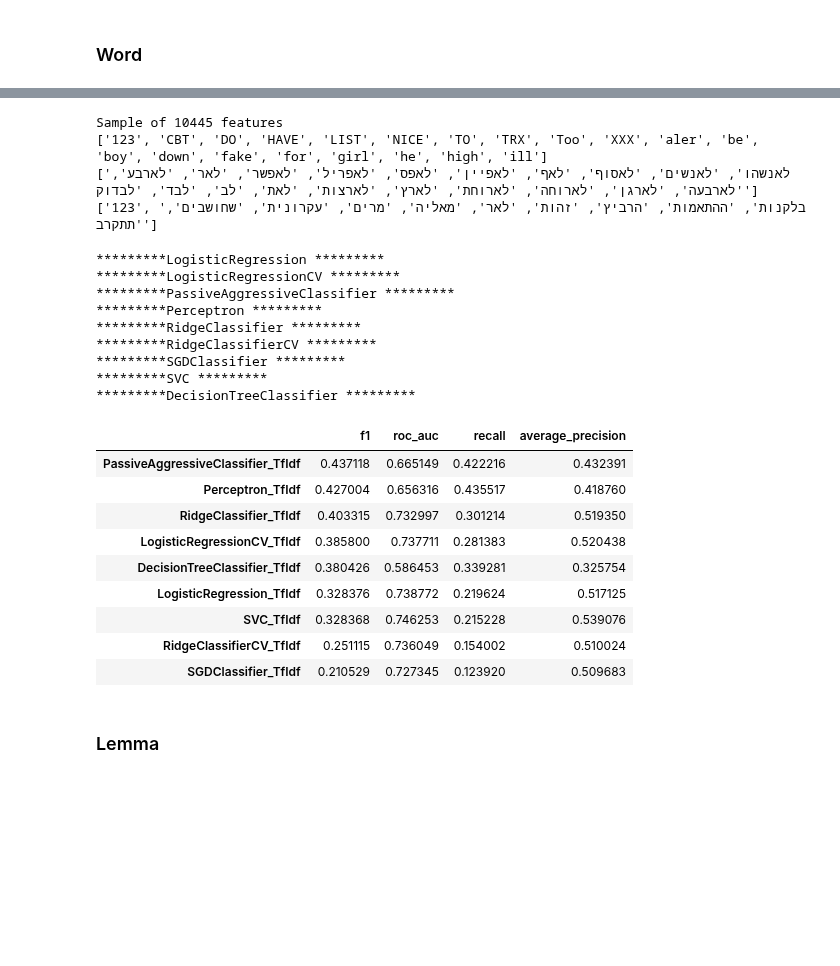
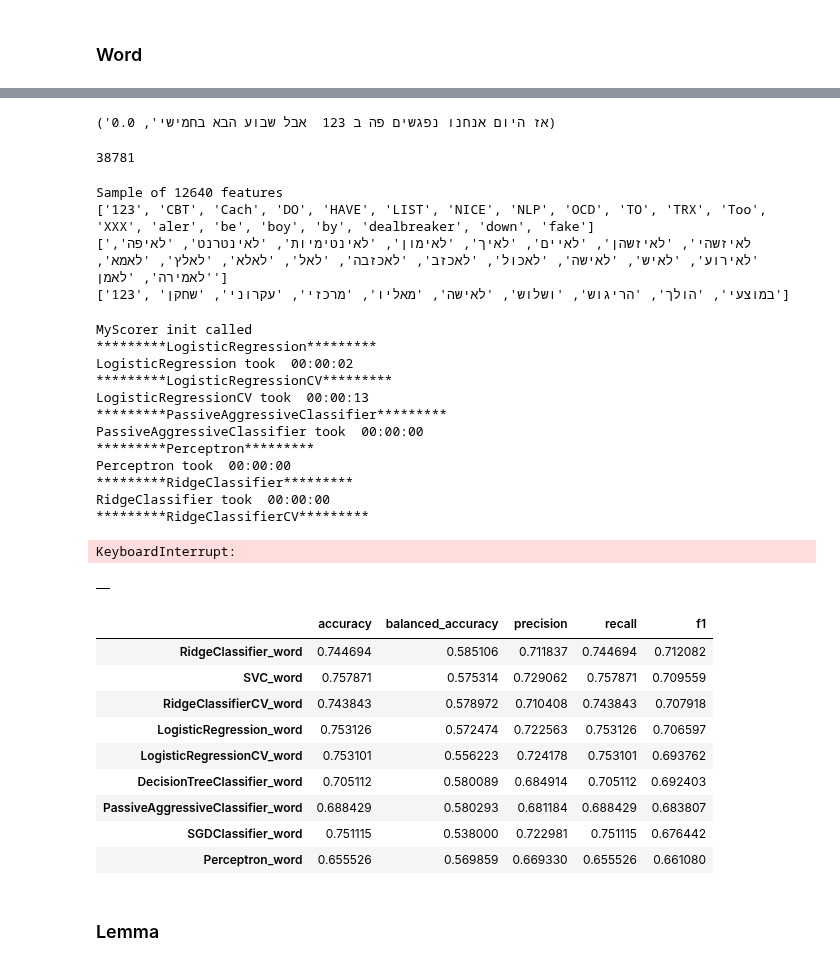
Before and after one commit to Sofy34/personal_strudy, a Jupyter notebook: thesis/02_BOW.ipynb, the cells around one changed output, grey strips where cells are left out. Drawn from its saved outputs; the diff is of its cells as text; code cells hidden in the pictures; blank space fills up the shorter version.

```diff
--- a/thesis/02_BOW.ipynb
+++ b/thesis/02_BOW.ipynb
@@ -86,4 +96,4 @@ tfidf = TfidfVectorizer(lowercase=False,analyzer='word',min_df=2,norm='l2')
 # %%
 imp.reload(feature_utils)
 X,y = feature_utils.get_label_and_drop(sent_db)
-text_train,text_test,y_train, y_test = feature_utils.get_train_test_text(X,y)
+text_train,y_train=X['text'].tolist(),y.tolist()
@@ -92,0 +102,2 @@ len train: 29085, len test: 9696
+# %%
+X_groups=X['file_idx'].tolist()
@@ -93,39 +141,57 @@ len train: 29085, len test: 9696
+# %%
+text_train[0],y[0]
+# %% [output]
+('אז היום אנחנו נפגשים פה ב 123  אבל שבוע הבא בחמישי', 0.0)
+# %%
+len(text_train)
+# %% [output]
+38781
 # %%
 X_train_vec = tfidf.fit_transform(text_train)
-X_test_vec = tfidf.transform(text_test)
 
 feature_names = tfidf.get_feature_names()
 feature_utils.sample_features(feature_names)
 # %% [output]
-Sample of 10445 features
-['123', 'CBT', 'DO', 'HAVE', 'LIST', 'NICE', 'TO', 'TRX', 'Too', 'XXX', 'aler', 'be', 'boy', 'down', 'fake', 'for', 'girl', 'he', 'high', 'ill']
-['לאנשהו', 'לאנשים', 'לאסוף', 'לאף', 'לאפיין', 'לאפס', 'לאפריל', 'לאפשר', 'לאר', 'לארבע', 'לארבעה', 'לארגן', 'לארוחה', 'לארוחת', 'לארץ', 'לארצות', 'לאת', 'לב', 'לבד', 'לבדוק']
-['123', 'בלקנות', 'ההתאמות', 'הרביץ', 'זהות', 'לאר', 'מאליה', 'מרים', 'עקרונית', 'שחושבים', 'תתקרב']
+Sample of 12640 features
+['123', 'CBT', 'Cach', 'DO', 'HAVE', 'LIST', 'NICE', 'NLP', 'OCD', 'TO', 'TRX', 'Too', 'XXX', 'aler', 'be', 'boy', 'by', 'dealbreaker', 'down', 'fake']
+['לאיזשהי', 'לאיזשהן', 'לאיים', 'לאיך', 'לאימון', 'לאינטימיות', 'לאינטרנט', 'לאיפה', 'לאירוע', 'לאיש', 'לאישה', 'לאכול', 'לאכזב', 'לאכזבה', 'לאל', 'לאלא', 'לאלץ', 'לאמא', 'לאמירה', 'לאמן']
+['123', 'במוצעי', 'הולך', 'הריגוש', 'ושלוש', 'לאישה', 'מאליו', 'מרכזי', 'עקרוני', 'שחקן']
 # %%
-feature_utils.cross_val_all_regerssors(X_train_vec,y_train,"TfIdf")
+imp.reload(classes)
+imp.reload(feature_utils)
+myScores=feature_utils.cross_val_all_regerssors(myScores,X_train_vec,y_train,X_groups,"word",cv=myPrepSplit)
 # %% [output]
-*********LogisticRegression *********
-*********LogisticRegressionCV *********
-*********PassiveAggressiveClassifier *********
-*********Perceptron *********
-*********RidgeClassifier *********
-*********RidgeClassifierCV *********
-*********SGDClassifier *********
-*********SVC *********
-*********DecisionTreeClassifier *********
+MyScorer init called
+*********LogisticRegression*********
+LogisticRegression took  00:00:02
+*********LogisticRegressionCV*********
+LogisticRegressionCV took  00:00:13
+*********PassiveAggressiveClassifier*********
+PassiveAggressiveClassifier took  00:00:00
+*********Perceptron*********
+Perceptron took  00:00:00
+*********RidgeClassifier*********
+RidgeClassifier took  00:00:00
+*********RidgeClassifierCV*********
+KeyboardInterrupt:
-# %%
-display(feature_utils.scores_df.sort_values(by='f1',ascending = False))
-# %% [output]
-|  | f1 | roc_auc | recall | average_precision |
-| PassiveAggressiveClassifier_TfIdf | 0.437118 | 0.665149 | 0.422216 | 0.432391 |
-| Perceptron_TfIdf | 0.427004 | 0.656316 | 0.435517 | 0.418760 |
-| RidgeClassifier_TfIdf | 0.403315 | 0.732997 | 0.301214 | 0.519350 |
-| LogisticRegressionCV_TfIdf | 0.385800 | 0.737711 | 0.281383 | 0.520438 |
-| DecisionTreeClassifier_TfIdf | 0.380426 | 0.586453 | 0.339281 | 0.325754 |
-| LogisticRegression_TfIdf | 0.328376 | 0.738772 | 0.219624 | 0.517125 |
-| SVC_TfIdf | 0.328368 | 0.746253 | 0.215228 | 0.539076 |
-| RidgeClassifierCV_TfIdf | 0.251115 | 0.736049 | 0.154002 | 0.510024 |
-| SGDClassifier_TfIdf | 0.210529 | 0.727345 | 0.123920 | 0.509683 |
+# %%
+myScores
+# %% [output]
+|  |
+# %%
+#using stop words
+display(myScores.sort_values(by='f1',ascending = False))
+# %% [output]
+|  | accuracy | balanced_accuracy | precision | recall | f1 |
+| RidgeClassifier_word | 0.744694 | 0.585106 | 0.711837 | 0.744694 | 0.712082 |
+| SVC_word | 0.757871 | 0.575314 | 0.729062 | 0.757871 | 0.709559 |
+| RidgeClassifierCV_word | 0.743843 | 0.578972 | 0.710408 | 0.743843 | 0.707918 |
+| LogisticRegression_word | 0.753126 | 0.572474 | 0.722563 | 0.753126 | 0.706597 |
+| LogisticRegressionCV_word | 0.753101 | 0.556223 | 0.724178 | 0.753101 | 0.693762 |
+| DecisionTreeClassifier_word | 0.705112 | 0.580089 | 0.684914 | 0.705112 | 0.692403 |
+| PassiveAggressiveClassifier_word | 0.688429 | 0.580293 | 0.681184 | 0.688429 | 0.683807 |
+| SGDClassifier_word | 0.751115 | 0.538000 | 0.722981 | 0.751115 | 0.676442 |
+| Perceptron_word | 0.655526 | 0.569859 | 0.669330 | 0.655526 | 0.661080 |
 # %% [markdown]
 ### Lemma
 # %%
```
Also changed, not shown: parts of 23 cells of this notebook, 5 other files.
